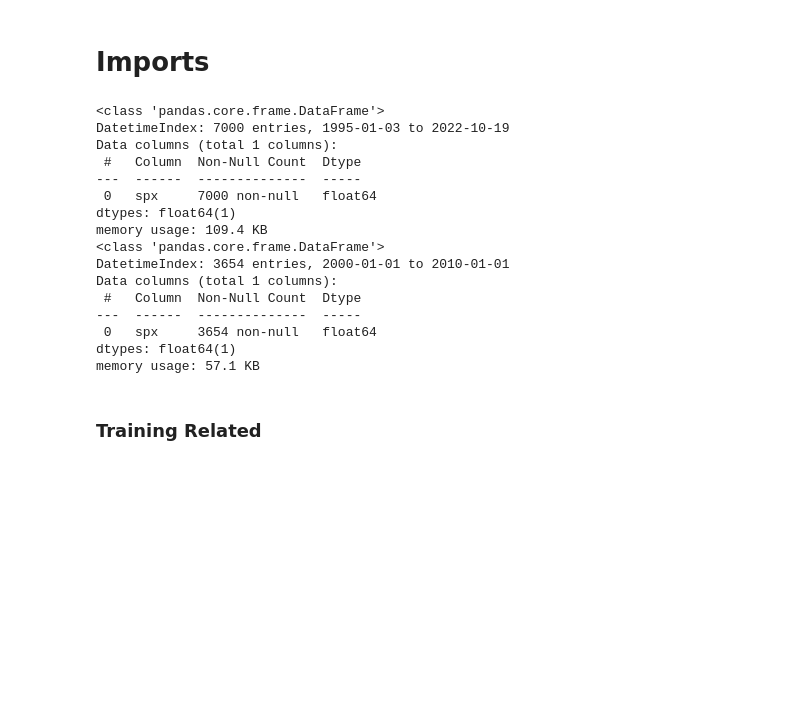
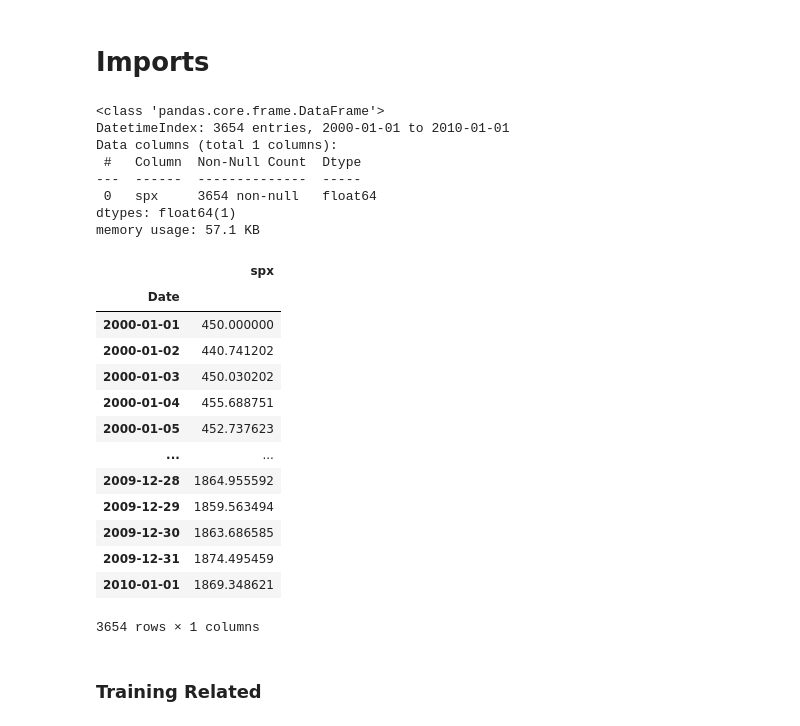
Before and after one commit to justinhou95/Generative-Model-Signature-MMD, a Jupyter notebook: train_model_bs.ipynb, the cells around one changed output. Saved outputs shown, nothing was run; the diff lists cells and outputs as text; code cells hidden in the pictures; blank space fills up the shorter version.

```diff
--- a/train_model_bs.ipynb
+++ b/train_model_bs.ipynb
@@ -27,44 +27,49 @@ def simulate_BS(n_sample, dt, n_timestep, mu, sigma):
     BM_paths = simulate_BM(n_sample, dt, n_timestep)
     BS_paths = torch.exp(sigma * BM_paths + (mu - 0.5 * sigma**2) * time_paths)
     return BS_paths
 
 
 start_date = '2000-01-01'
 end_date = '2010-01-01'
 
 t = pd.date_range(start=start_date, end=end_date)
 n_timestep = len(t)
 df = pd.DataFrame({'Date': t, 'spx': t})
 df.set_index('Date', inplace=True)
 dt = 1/252
 mu = 0.1
 sigma = 0.2
 BS_paths = simulate_BS(1, dt, n_timestep-1, mu, sigma)
-path = BS_paths[0,:,0].numpy().astype(np.float64)
+path = BS_paths[0,:,0].numpy().astype(np.float64) * 450
 df['spx'] = path
 df.to_csv('data/bs.csv')
 
-df = pd.read_csv('data/spx.csv', index_col=0, parse_dates=True)
-df.info()
 df = pd.read_csv('data/bs.csv', index_col=0, parse_dates=True)
 df.info()
+df
 # %% [output]
-<class 'pandas.core.frame.DataFrame'>
-DatetimeIndex: 7000 entries, 1995-01-03 to 2022-10-19
-Data columns (total 1 columns):
- #   Column  Non-Null Count  Dtype
----  ------  --------------  -----
- 0   spx     7000 non-null   float64
-dtypes: float64(1)
-memory usage: 109.4 KB
 <class 'pandas.core.frame.DataFrame'>
 DatetimeIndex: 3654 entries, 2000-01-01 to 2010-01-01
 Data columns (total 1 columns):
  #   Column  Non-Null Count  Dtype
 ---  ------  --------------  -----
  0   spx     3654 non-null   float64
 dtypes: float64(1)
 memory usage: 57.1 KB
+|  | spx |
+| Date |  |
+| 2000-01-01 | 450.000000 |
+| 2000-01-02 | 440.741202 |
+| 2000-01-03 | 450.030202 |
+| 2000-01-04 | 455.688751 |
+| 2000-01-05 | 452.737623 |
+| ... | ... |
+| 2009-12-28 | 1864.955592 |
+| 2009-12-29 | 1859.563494 |
+| 2009-12-30 | 1863.686585 |
+| 2009-12-31 | 1874.495459 |
+| 2010-01-01 | 1869.348621 |
+3654 rows × 1 columns
 # %%
 # samples
 batch_size = 256 # number of samples in each batch
```
Also changed, not shown: parts of 4 cells of this notebook, 4 other files.
